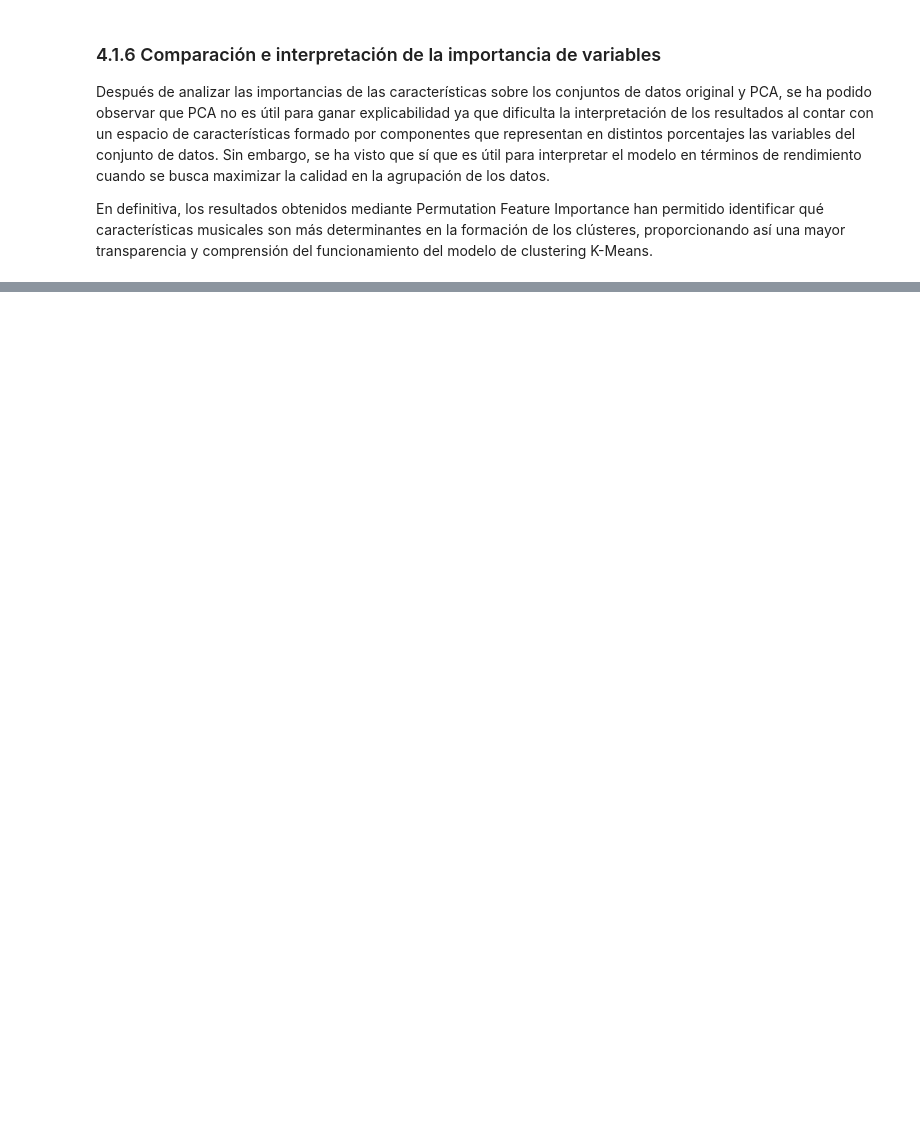
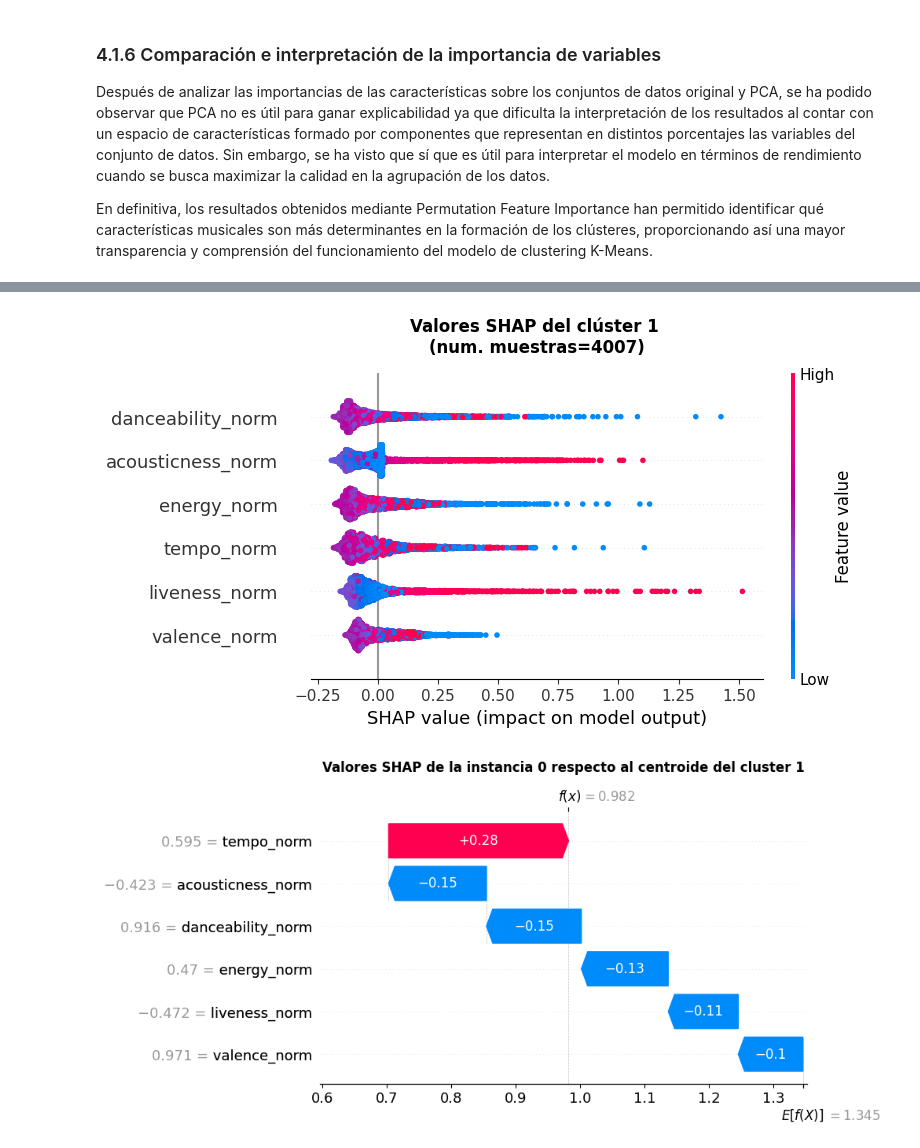
Before and after one commit to marcfpereirauoc/TFG, a Jupyter notebook: 03_explicabilidad_incertidumbre.ipynb, the cells around one changed output, grey strips where cells are left out. Cells and saved outputs as stored; diff of their text form; code cells hidden in the pictures; blank space fills up the shorter version.

```diff
--- a/03_explicabilidad_incertidumbre.ipynb
+++ b/03_explicabilidad_incertidumbre.ipynb
@@ -511,0 +523,5 @@ if False:
+# %%
+plot_shap_results_by_cluster(1, 0)
+# %% [output]
+[figure, added]
+[figure, added]
```
Also changed, not shown: parts of 17 cells of this notebook, 1 other file.
